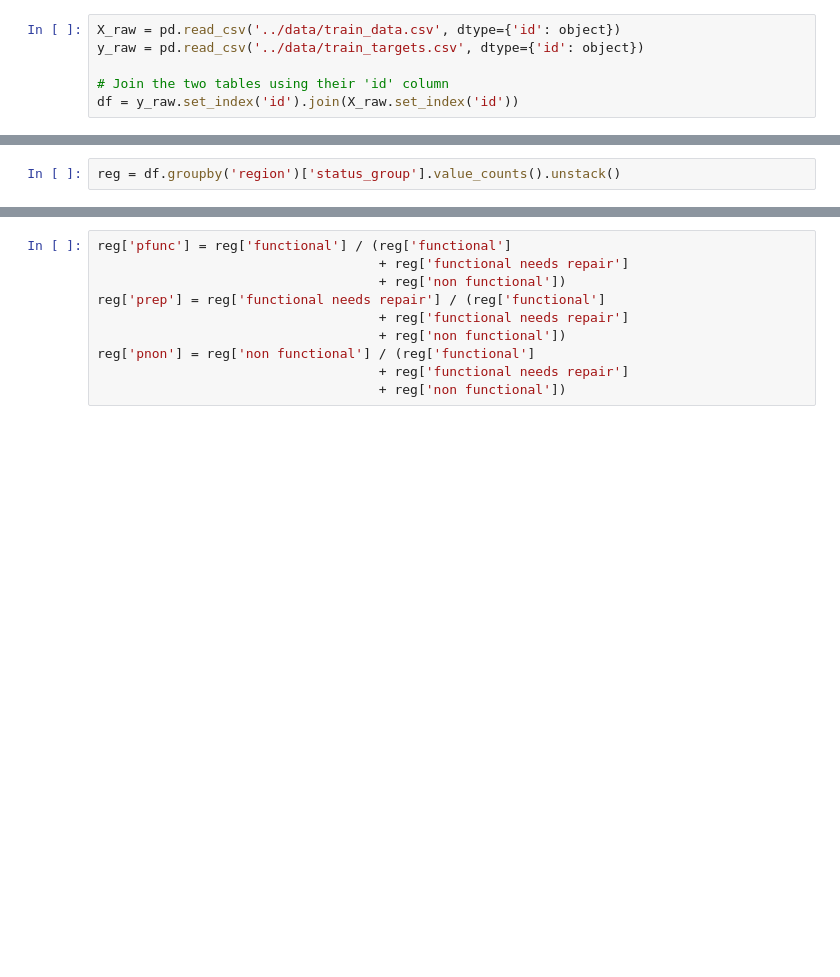
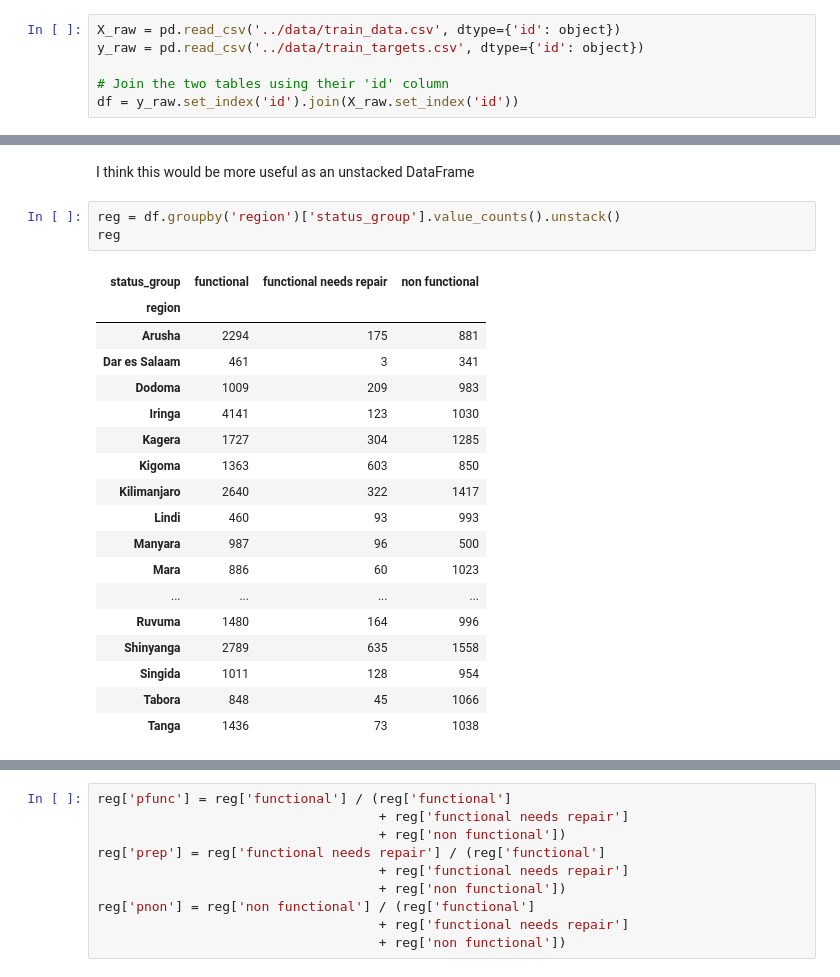
Before and after one commit to sydroth/tanzaniawellclassification, a Jupyter notebook: notebooks/02_jp_viz.ipynb, the cells around one changed output, grey strips where cells are left out. Saved outputs shown, nothing was run; the diff lists cells and outputs as text; blank space fills up the shorter version.

```diff
--- a/notebooks/02_jp_viz.ipynb
+++ b/notebooks/02_jp_viz.ipynb
@@ -25,2 +47,24 @@ region_status = pd.DataFrame(df.groupby('region')['status_group'].value_counts()
+# %% [markdown]
+I think this would be more useful as an unstacked DataFrame
 # %%
 reg = df.groupby('region')['status_group'].value_counts().unstack()
+reg
+# %% [output]
+| status_group | functional | functional needs repair | non functional |
+| region |  |  |  |
+| Arusha | 2294 | 175 | 881 |
+| Dar es Salaam | 461 | 3 | 341 |
+| Dodoma | 1009 | 209 | 983 |
+| Iringa | 4141 | 123 | 1030 |
+| Kagera | 1727 | 304 | 1285 |
+| Kigoma | 1363 | 603 | 850 |
+| Kilimanjaro | 2640 | 322 | 1417 |
+| Lindi | 460 | 93 | 993 |
+| Manyara | 987 | 96 | 500 |
+| Mara | 886 | 60 | 1023 |
+| ... | ... | ... | ... |
+| Ruvuma | 1480 | 164 | 996 |
+| Shinyanga | 2789 | 635 | 1558 |
+| Singida | 1011 | 128 | 954 |
+| Tabora | 848 | 45 | 1066 |
+| Tanga | 1436 | 73 | 1038 |
```
Also changed, not shown: parts of 12 cells of this notebook, 1 other file.
